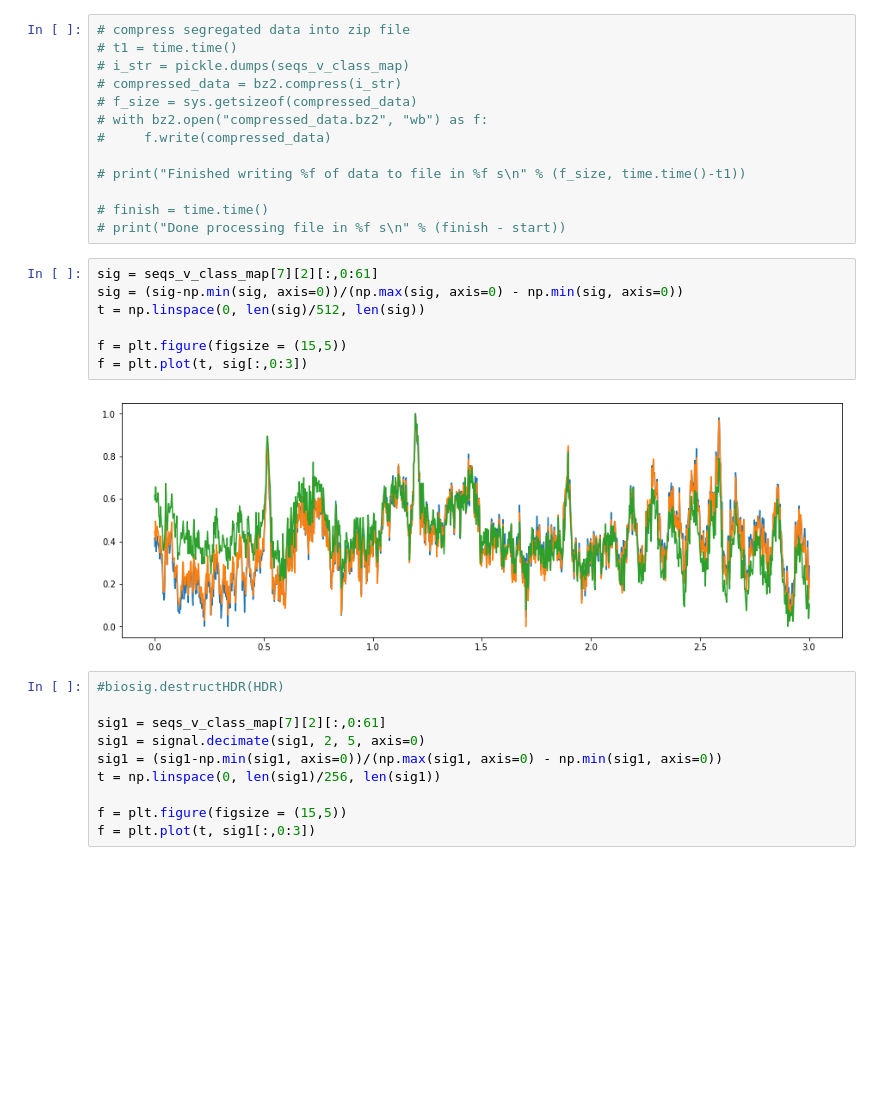
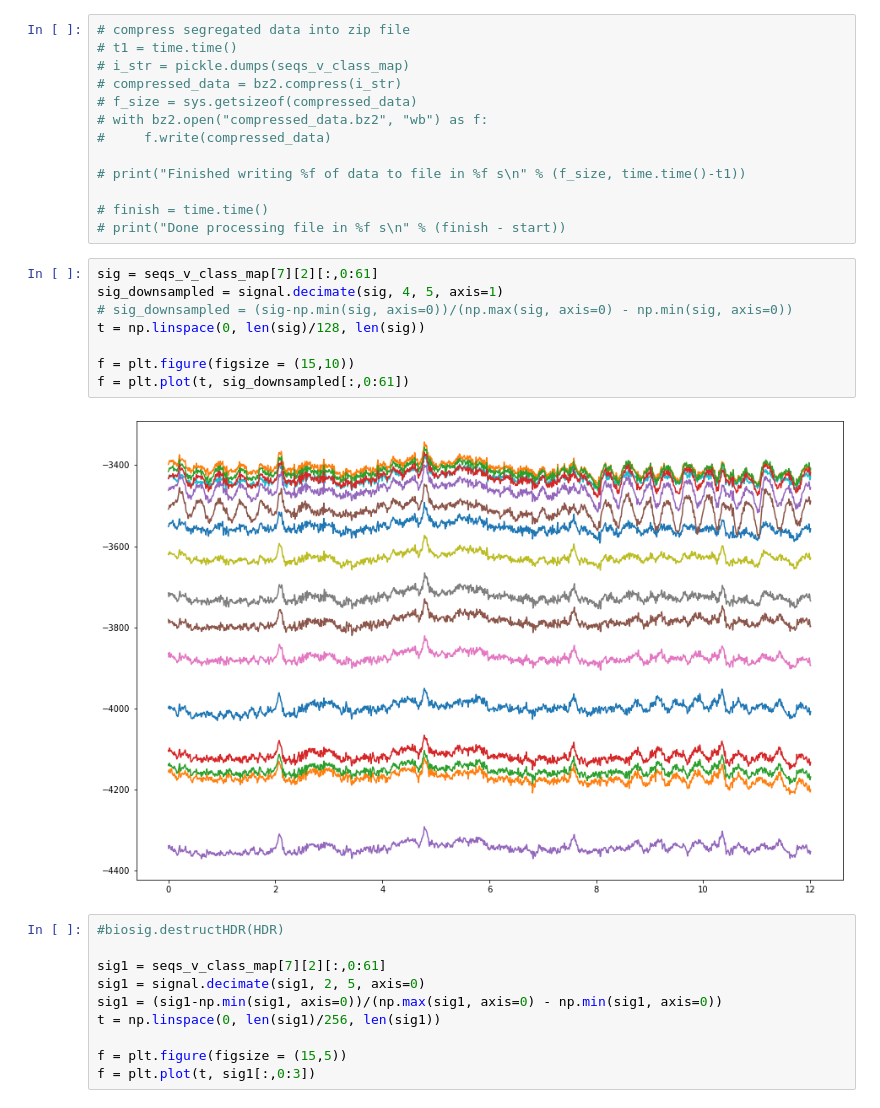
Before and after one commit to ductai199x/eeg-deeplearning, a Jupyter notebook: data_extraction/src/notebooks/test_biosig.ipynb, the cells around one changed output. Saved outputs shown, nothing was run; the diff lists cells and outputs as text; blank space fills up the shorter version.

```diff
--- a/data_extraction/src/notebooks/test_biosig.ipynb
+++ b/data_extraction/src/notebooks/test_biosig.ipynb
@@ -92,13 +92,14 @@ Finished segregating data into classes in 0.001876 s
 # print("Done processing file in %f s\n" % (finish - start))
 # %%
 sig = seqs_v_class_map[7][2][:,0:61]
-sig = (sig-np.min(sig, axis=0))/(np.max(sig, axis=0) - np.min(sig, axis=0))
-t = np.linspace(0, len(sig)/512, len(sig))
+sig_downsampled = signal.decimate(sig, 4, 5, axis=1)
+# sig_downsampled = (sig-np.min(sig, axis=0))/(np.max(sig, axis=0) - np.min(sig, axis=0))
+t = np.linspace(0, len(sig)/128, len(sig))
 
-f = plt.figure(figsize = (15,5))
-f = plt.plot(t, sig[:,0:3])
+f = plt.figure(figsize = (15,10))
+f = plt.plot(t, sig_downsampled[:,0:61])
 # %% [output]
-[figure, old version]
+[figure, new version]
 # %%
 #biosig.destructHDR(HDR)
 
```
Also changed, not shown: parts of 2 cells of this notebook, 7 other files.
